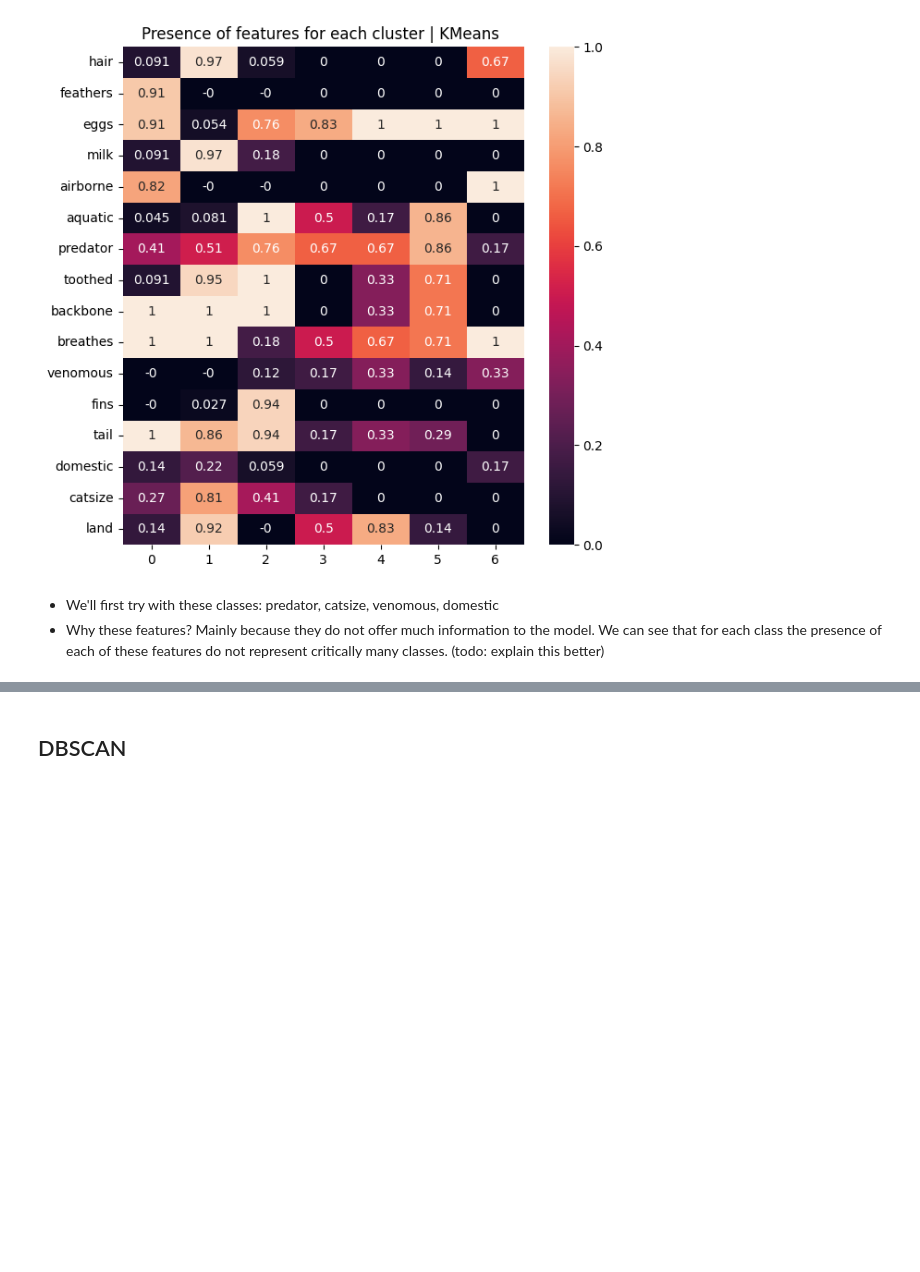
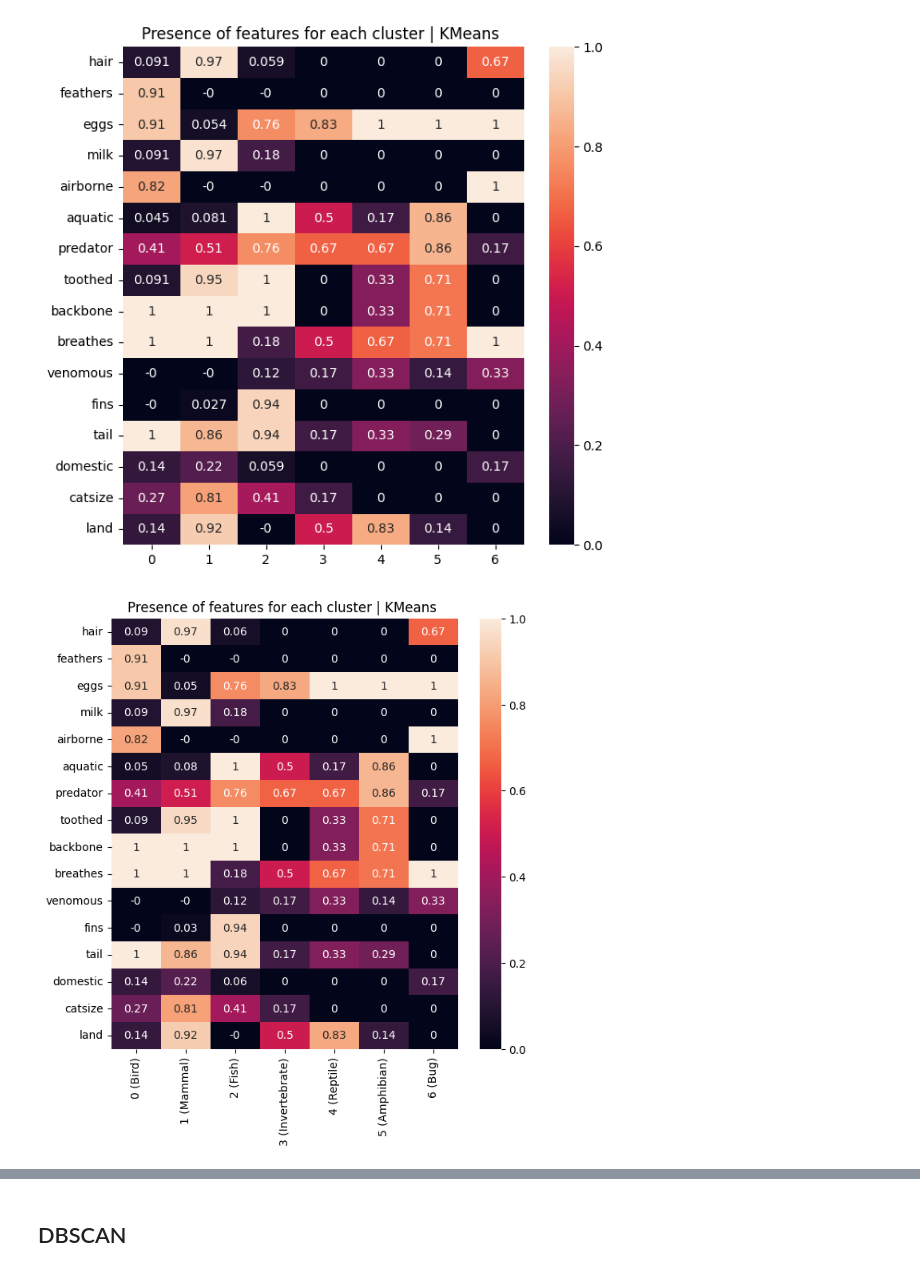
Before and after one commit to ffaundezcab/animal_classification, a Jupyter notebook: notebooks/model.ipynb, the cells around one changed output, grey strips where cells are left out. Saved outputs shown, nothing was run; the diff lists cells and outputs as text; code cells hidden in the pictures; blank space fills up the shorter version.

```diff
--- a/notebooks/model.ipynb
+++ b/notebooks/model.ipynb
@@ -390,5 +389,10 @@ plot_chars_heatmap(np.round(centroids_clusters.drop(["label_cluster", "legs"], a
                    "Presence of features for each cluster | KMeans ")
 # %% [output]
 [figure]
+# %%
+plot_chars_heatmap(np.round(gb_clusters.T, 2),
+                   "Presence of features for each cluster | KMeans ")
+# %% [output]
+[figure, added]
 # %%
 metrics_results, cc = classification_metrics(yhat, centroids_clusters,assignment)
@@ -397,3 +403,0 @@ cc.to_pickle("../data/description_clusters/kmeans_descr.pkl")
-# %% [markdown]
-- We'll first try with these classes: predator, catsize, venomous, domestic
-- Why these features? Mainly because they do not offer much information to the model. We can see that for each class the presence of each of these features do not represent critically many classes. (todo: explain this better)
```
Also changed, not shown: parts of 46 cells of this notebook.
